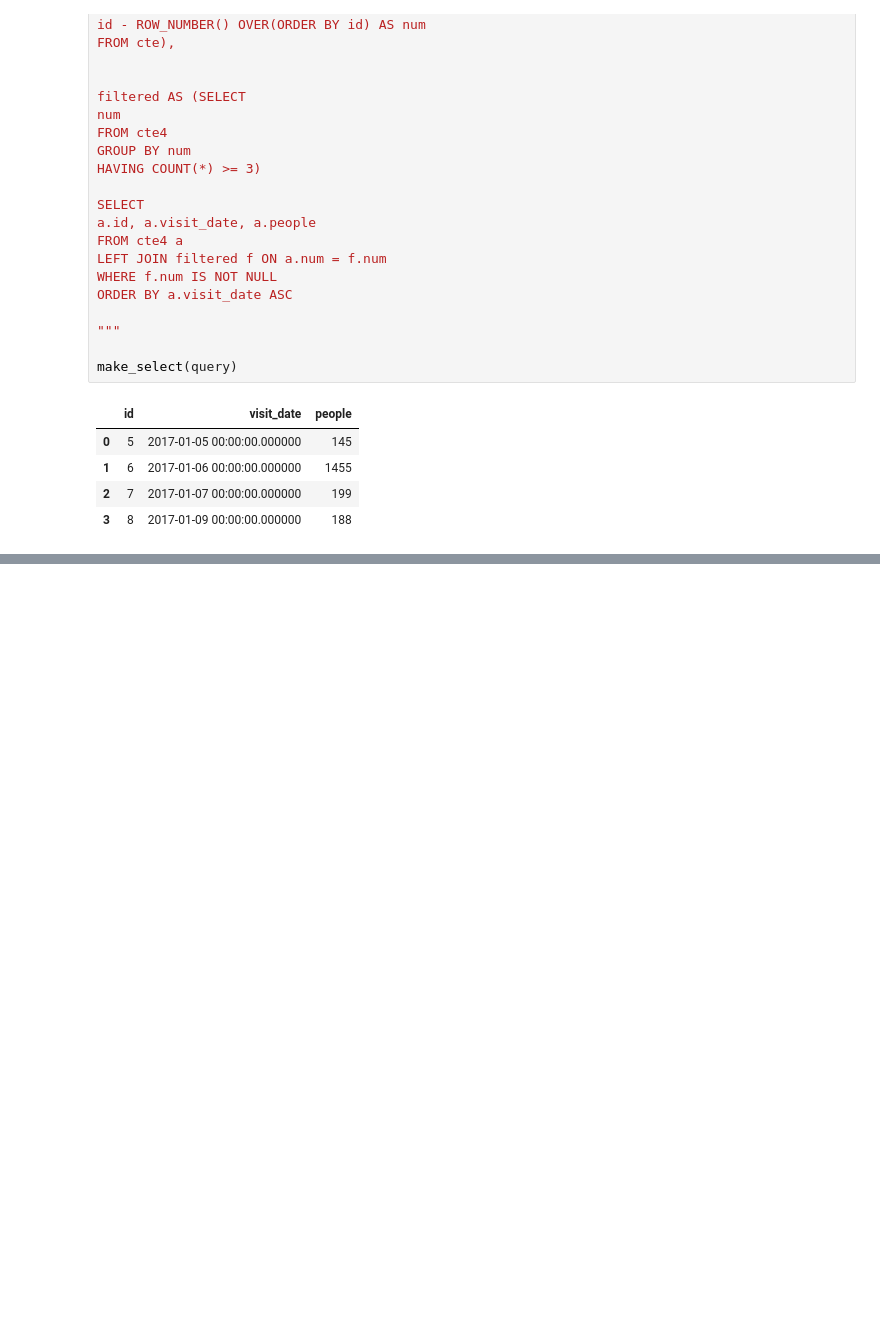
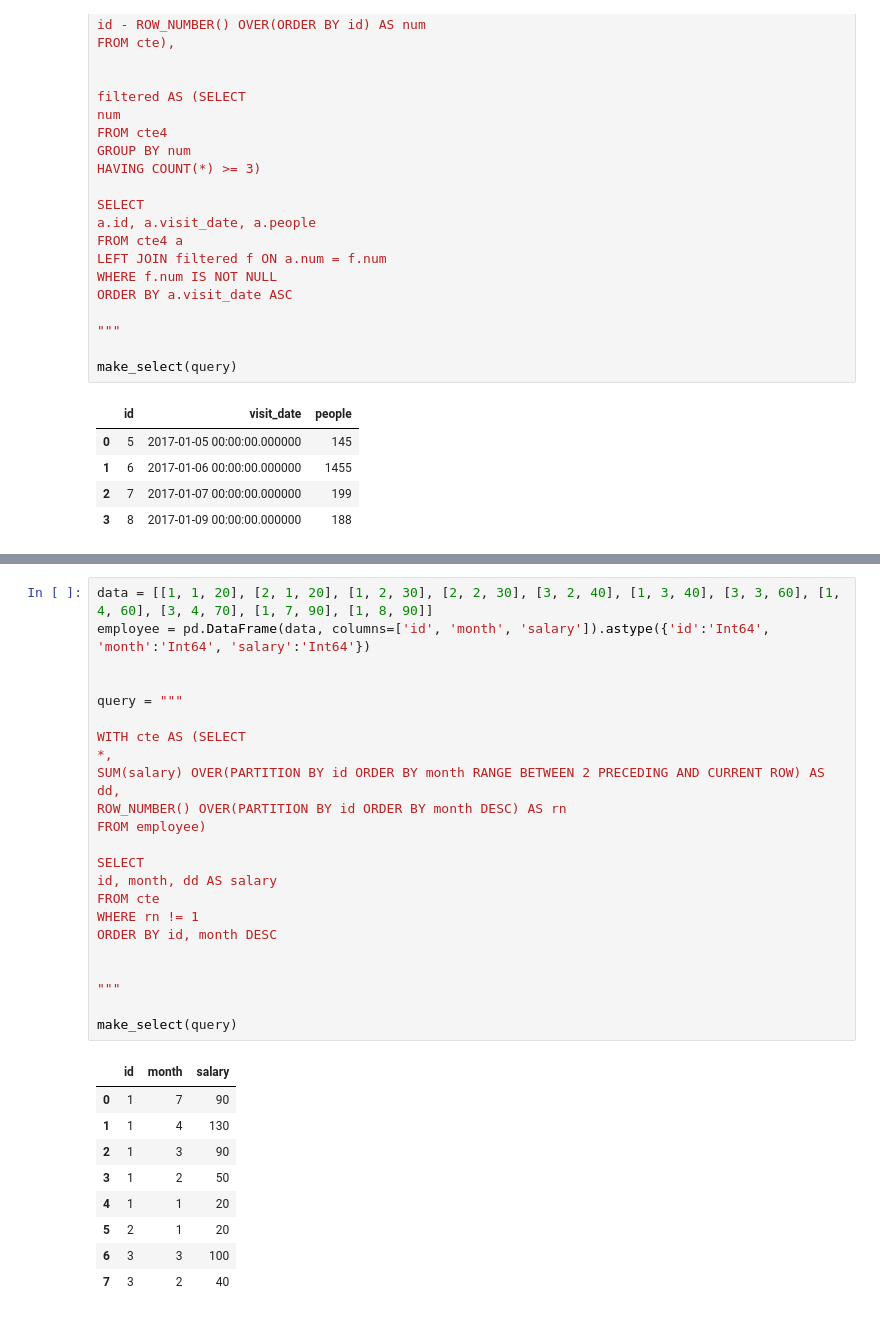
Before and after one commit to baxt1or/leetcode_database_problems, a Jupyter notebook: leetcode_sql_premium.ipynb, the cells around one changed output, grey strips where cells are left out. Drawn from its saved outputs; the diff is of its cells as text; blank space fills up the shorter version.

```diff
--- a/leetcode_sql_premium.ipynb
+++ b/leetcode_sql_premium.ipynb
@@ -7002,0 +7468,33 @@ make_select(query)
+# %%
+data = [[1, 1, 20], [2, 1, 20], [1, 2, 30], [2, 2, 30], [3, 2, 40], [1, 3, 40], [3, 3, 60], [1, 4, 60], [3, 4, 70], [1, 7, 90], [1, 8, 90]]
+employee = pd.DataFrame(data, columns=['id', 'month', 'salary']).astype({'id':'Int64', 'month':'Int64', 'salary':'Int64'})
+
+
+query = """
+
+WITH cte AS (SELECT
+*,
+SUM(salary) OVER(PARTITION BY id ORDER BY month RANGE BETWEEN 2 PRECEDING AND CURRENT ROW) AS dd,
+ROW_NUMBER() OVER(PARTITION BY id ORDER BY month DESC) AS rn
+FROM employee)
+
+SELECT
+id, month, dd AS salary
+FROM cte
+WHERE rn != 1
+ORDER BY id, month DESC
+
+
+"""
+
+make_select(query)
+# %% [output]
+|  | id | month | salary |
+| 0 | 1 | 7 | 90 |
+| 1 | 1 | 4 | 130 |
+| 2 | 1 | 3 | 90 |
+| 3 | 1 | 2 | 50 |
+| 4 | 1 | 1 | 20 |
+| 5 | 2 | 1 | 20 |
+| 6 | 3 | 3 | 100 |
+| 7 | 3 | 2 | 40 |
```
Also changed, not shown: parts of 23 cells of this notebook.
